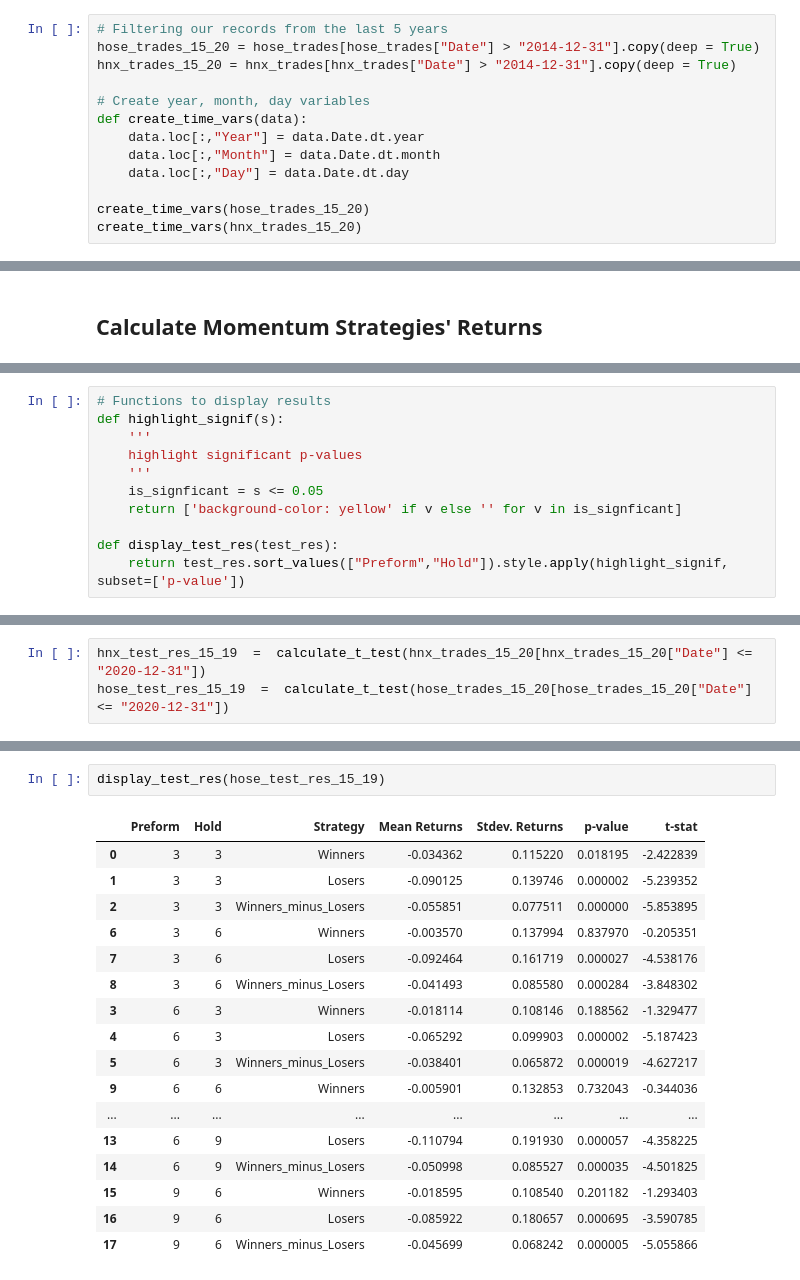
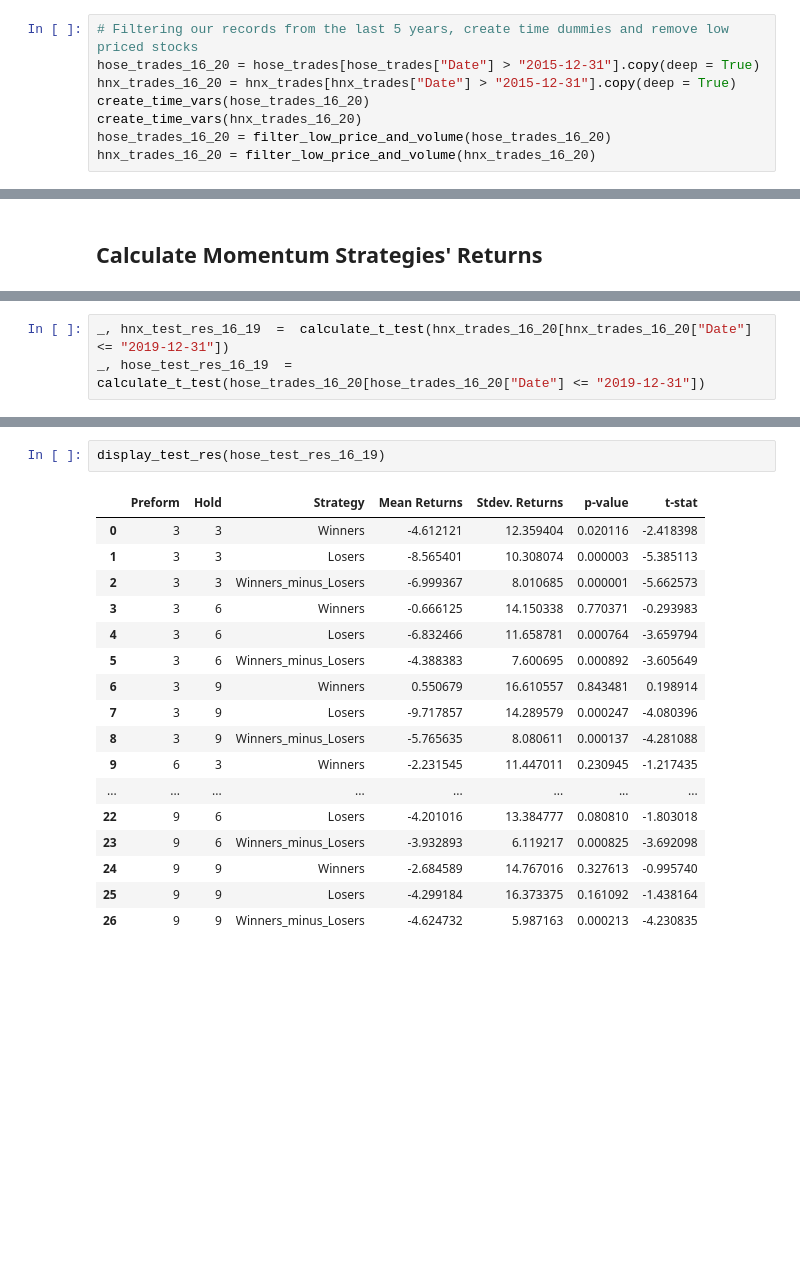
Before and after one commit to plklinh/data501, a Jupyter notebook: Momentum_Trade_Sim.ipynb, the cells around one changed output, grey strips where cells are left out. Cells and saved outputs as stored; diff of their text form; blank space fills up the shorter version.

```diff
--- a/Momentum_Trade_Sim.ipynb
+++ b/Momentum_Trade_Sim.ipynb
@@ -16,17 +30,12 @@ hose_trades, hnx_trades = all_data.get_all_records()
 hose_trades = hose_trades[~hose_trades['Symbol'].isin(hose_listings[hose_listings["Status"] == "Delisted"]["Symbol"])]
 hnx_trades = hnx_trades[~hnx_trades['Symbol'].isin(hnx_listings[hnx_listings["Status"] == "Delisted"]["Symbol"])]
 # %%
-# Filtering our records from the last 5 years
-hose_trades_15_20 = hose_trades[hose_trades["Date"] > "2014-12-31"].copy(deep = True)
-hnx_trades_15_20 = hnx_trades[hnx_trades["Date"] > "2014-12-31"].copy(deep = True)
-
-# Create year, month, day variables
-def create_time_vars(data):
-    data.loc[:,"Year"] = data.Date.dt.year
-    data.loc[:,"Month"] = data.Date.dt.month
-    data.loc[:,"Day"] = data.Date.dt.day
-
-create_time_vars(hose_trades_15_20)
-create_time_vars(hnx_trades_15_20)
+# Filtering our records from the last 5 years, create time dummies and remove low priced stocks
+hose_trades_16_20 = hose_trades[hose_trades["Date"] > "2015-12-31"].copy(deep = True)
+hnx_trades_16_20 = hnx_trades[hnx_trades["Date"] > "2015-12-31"].copy(deep = True)
+create_time_vars(hose_trades_16_20)
+create_time_vars(hnx_trades_16_20)
+hose_trades_16_20 = filter_low_price_and_volume(hose_trades_16_20)
+hnx_trades_16_20 = filter_low_price_and_volume(hnx_trades_16_20)
 # %%
 # Inspect the adjusted closing prices and matched volumes for HOSE
@@ -181,11 +193,0 @@ hose_test_res_15_20  =  calculate_t_test(hose_trades_15_20)
-# %%
-# Functions to display results
-def highlight_signif(s):
-    '''
-    highlight significant p-values
-    '''
-    is_signficant = s <= 0.05
-    return ['background-color: yellow' if v else '' for v in is_signficant]
-
-def display_test_res(test_res):
-    return test_res.sort_values(["Preform","Hold"]).style.apply(highlight_signif, subset=['p-value'])
@@ -234,3 +275,3 @@ display_test_res(hose_test_res_15_20)
 # %%
-hnx_test_res_15_19  =  calculate_t_test(hnx_trades_15_20[hnx_trades_15_20["Date"] <= "2020-12-31"])
-hose_test_res_15_19  =  calculate_t_test(hose_trades_15_20[hose_trades_15_20["Date"] <= "2020-12-31"])
+_, hnx_test_res_16_19  =  calculate_t_test(hnx_trades_16_20[hnx_trades_16_20["Date"] <= "2019-12-31"])
+_, hose_test_res_16_19  =  calculate_t_test(hose_trades_16_20[hose_trades_16_20["Date"] <= "2019-12-31"])
@@ -275,20 +298,20 @@ display_test_res(hnx_test_res_15_19)
 # %%
-display_test_res(hose_test_res_15_19)
+display_test_res(hose_test_res_16_19)
 # %% [output]
 |  | Preform | Hold | Strategy | Mean Returns | Stdev. Returns | p-value | t-stat |
-| 0 | 3 | 3 | Winners | -0.034362 | 0.115220 | 0.018195 | -2.422839 |
-| 1 | 3 | 3 | Losers | -0.090125 | 0.139746 | 0.000002 | -5.239352 |
-| 2 | 3 | 3 | Winners_minus_Losers | -0.055851 | 0.077511 | 0.000000 | -5.853895 |
-| 6 | 3 | 6 | Winners | -0.003570 | 0.137994 | 0.837970 | -0.205351 |
-| 7 | 3 | 6 | Losers | -0.092464 | 0.161719 | 0.000027 | -4.538176 |
-| 8 | 3 | 6 | Winners_minus_Losers | -0.041493 | 0.085580 | 0.000284 | -3.848302 |
-| 3 | 6 | 3 | Winners | -0.018114 | 0.108146 | 0.188562 | -1.329477 |
-| 4 | 6 | 3 | Losers | -0.065292 | 0.099903 | 0.000002 | -5.187423 |
-| 5 | 6 | 3 | Winners_minus_Losers | -0.038401 | 0.065872 | 0.000019 | -4.627217 |
-| 9 | 6 | 6 | Winners | -0.005901 | 0.132853 | 0.732043 | -0.344036 |
+| 0 | 3 | 3 | Winners | -4.612121 | 12.359404 | 0.020116 | -2.418398 |
+| 1 | 3 | 3 | Losers | -8.565401 | 10.308074 | 0.000003 | -5.385113 |
+| 2 | 3 | 3 | Winners_minus_Losers | -6.999367 | 8.010685 | 0.000001 | -5.662573 |
+| 3 | 3 | 6 | Winners | -0.666125 | 14.150338 | 0.770371 | -0.293983 |
+| 4 | 3 | 6 | Losers | -6.832466 | 11.658781 | 0.000764 | -3.659794 |
+| 5 | 3 | 6 | Winners_minus_Losers | -4.388383 | 7.600695 | 0.000892 | -3.605649 |
+| 6 | 3 | 9 | Winners | 0.550679 | 16.610557 | 0.843481 | 0.198914 |
+| 7 | 3 | 9 | Losers | -9.717857 | 14.289579 | 0.000247 | -4.080396 |
+| 8 | 3 | 9 | Winners_minus_Losers | -5.765635 | 8.080611 | 0.000137 | -4.281088 |
+| 9 | 6 | 3 | Winners | -2.231545 | 11.447011 | 0.230945 | -1.217435 |
 | ... | ... | ... | ... | ... | ... | ... | ... |
-| 13 | 6 | 9 | Losers | -0.110794 | 0.191930 | 0.000057 | -4.358225 |
-| 14 | 6 | 9 | Winners_minus_Losers | -0.050998 | 0.085527 | 0.000035 | -4.501825 |
-| 15 | 9 | 6 | Winners | -0.018595 | 0.108540 | 0.201182 | -1.293403 |
-| 16 | 9 | 6 | Losers | -0.085922 | 0.180657 | 0.000695 | -3.590785 |
-| 17 | 9 | 6 | Winners_minus_Losers | -0.045699 | 0.068242 | 0.000005 | -5.055866 |
+| 22 | 9 | 6 | Losers | -4.201016 | 13.384777 | 0.080810 | -1.803018 |
+| 23 | 9 | 6 | Winners_minus_Losers | -3.932893 | 6.119217 | 0.000825 | -3.692098 |
+| 24 | 9 | 9 | Winners | -2.684589 | 14.767016 | 0.327613 | -0.995740 |
+| 25 | 9 | 9 | Losers | -4.299184 | 16.373375 | 0.161092 | -1.438164 |
+| 26 | 9 | 9 | Winners_minus_Losers | -4.624732 | 5.987163 | 0.000213 | -4.230835 |
```
Also changed, not shown: parts of 18 cells of this notebook, 1 other file.
